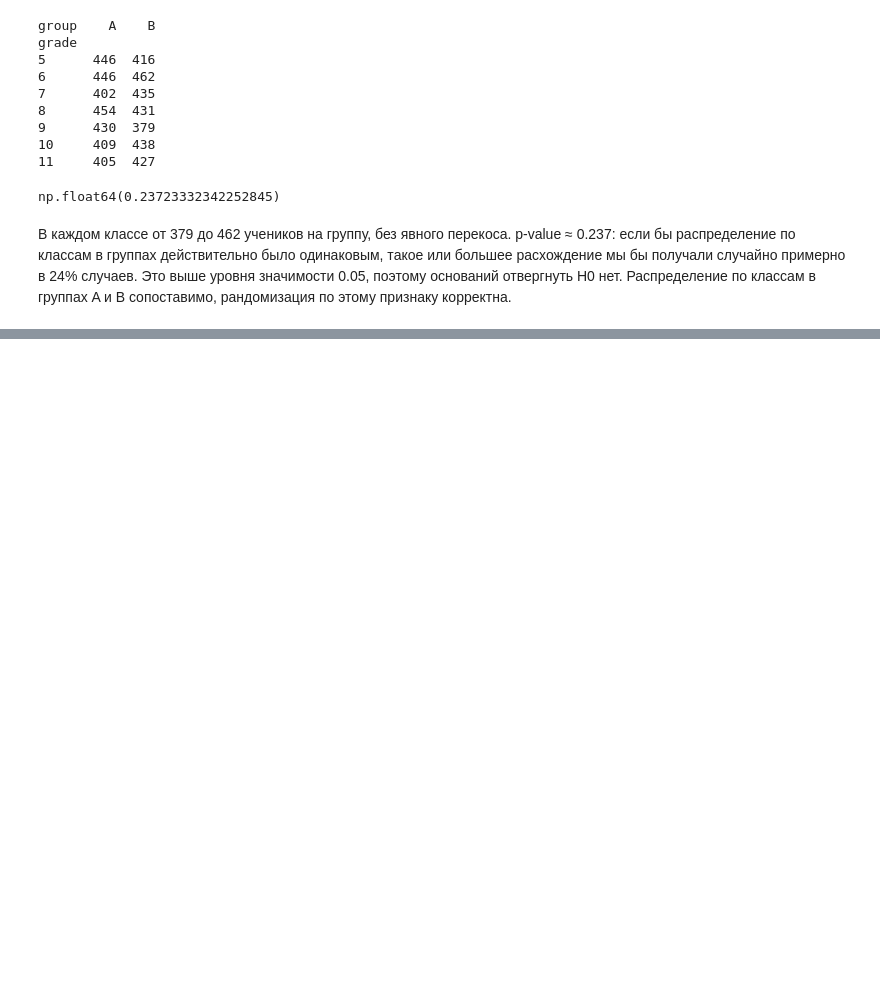
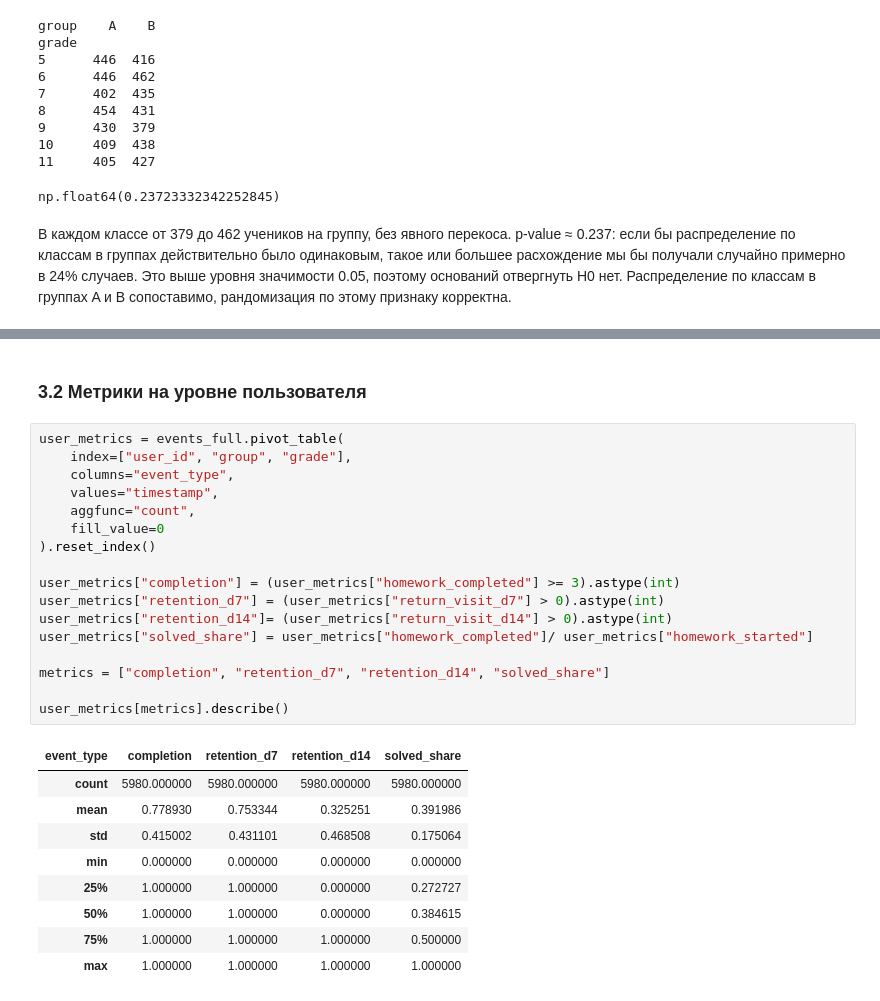
Before and after one commit to aleksandr-klushin/gamification-ab, a Jupyter notebook: notebooks/ab_test_analysis.ipynb, the cells around one changed output, grey strips where cells are left out. Cells and saved outputs as stored; diff of their text form; blank space fills up the shorter version.

Commit message:
расчет метрик

```diff
--- a/notebooks/ab_test_analysis.ipynb
+++ b/notebooks/ab_test_analysis.ipynb
@@ -312,0 +340,29 @@ np.float64(0.23723332342252845)
+# %% [markdown]
+### 3.2 Метрики на уровне пользователя
+# %%
+user_metrics = events_full.pivot_table(
+    index=["user_id", "group", "grade"],
+    columns="event_type",
+    values="timestamp",
+    aggfunc="count",
+    fill_value=0
+).reset_index()
+
+user_metrics["completion"] = (user_metrics["homework_completed"] >= 3).astype(int)
+user_metrics["retention_d7"] = (user_metrics["return_visit_d7"] > 0).astype(int)
+user_metrics["retention_d14"]= (user_metrics["return_visit_d14"] > 0).astype(int)
+user_metrics["solved_share"] = user_metrics["homework_completed"]/ user_metrics["homework_started"]
+
+metrics = ["completion", "retention_d7", "retention_d14", "solved_share"]
+
+user_metrics[metrics].describe()
+# %% [output]
+| event_type | completion | retention_d7 | retention_d14 | solved_share |
+| count | 5980.000000 | 5980.000000 | 5980.000000 | 5980.000000 |
+| mean | 0.778930 | 0.753344 | 0.325251 | 0.391986 |
+| std | 0.415002 | 0.431101 | 0.468508 | 0.175064 |
+| min | 0.000000 | 0.000000 | 0.000000 | 0.000000 |
+| 25% | 1.000000 | 1.000000 | 0.000000 | 0.272727 |
+| 50% | 1.000000 | 1.000000 | 0.000000 | 0.384615 |
+| 75% | 1.000000 | 1.000000 | 1.000000 | 0.500000 |
+| max | 1.000000 | 1.000000 | 1.000000 | 1.000000 |
```
Also changed, not shown: parts of 12 cells of this notebook.
